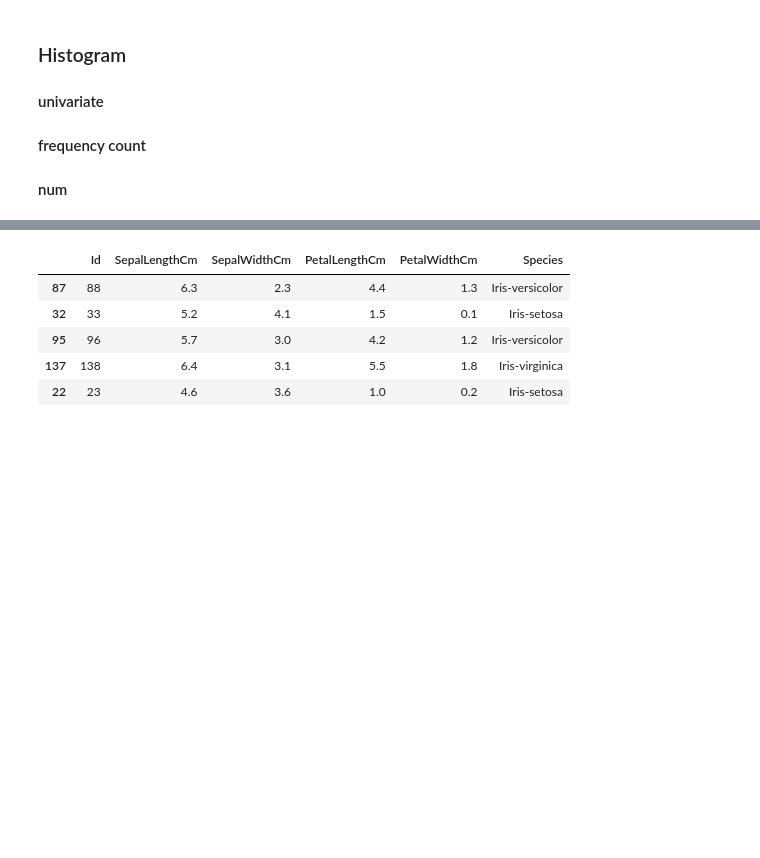
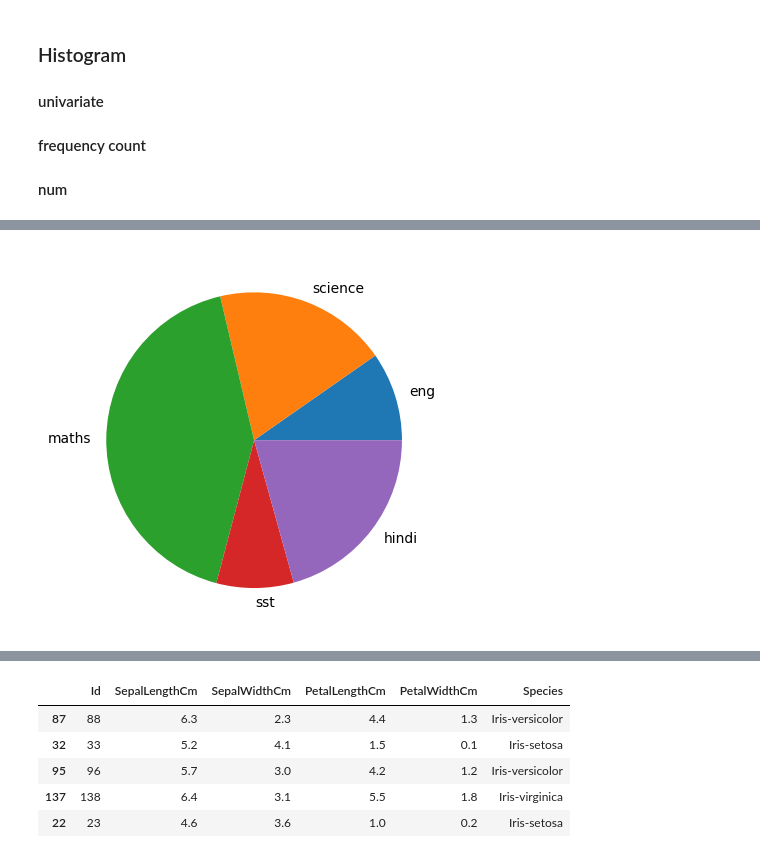
Before and after one commit to RiyazRizvi/Matplotlib, a Jupyter notebook: file.ipynb, the cells around one changed output, grey strips where cells are left out. Drawn from its saved outputs; the diff is of its cells as text; code cells hidden in the pictures; blank space fills up the shorter version.

```diff
--- a/file.ipynb
+++ b/file.ipynb
@@ -235,0 +247,8 @@ plt.show()
+# %%
+data = [23,45,100,20,49]
+subjects = ['eng','science','maths','sst','hindi']
+plt.pie(data,labels=subjects)
+
+plt.show()
+# %% [output]
+[figure, added]
```
Also changed, not shown: parts of 6 cells of this notebook.
